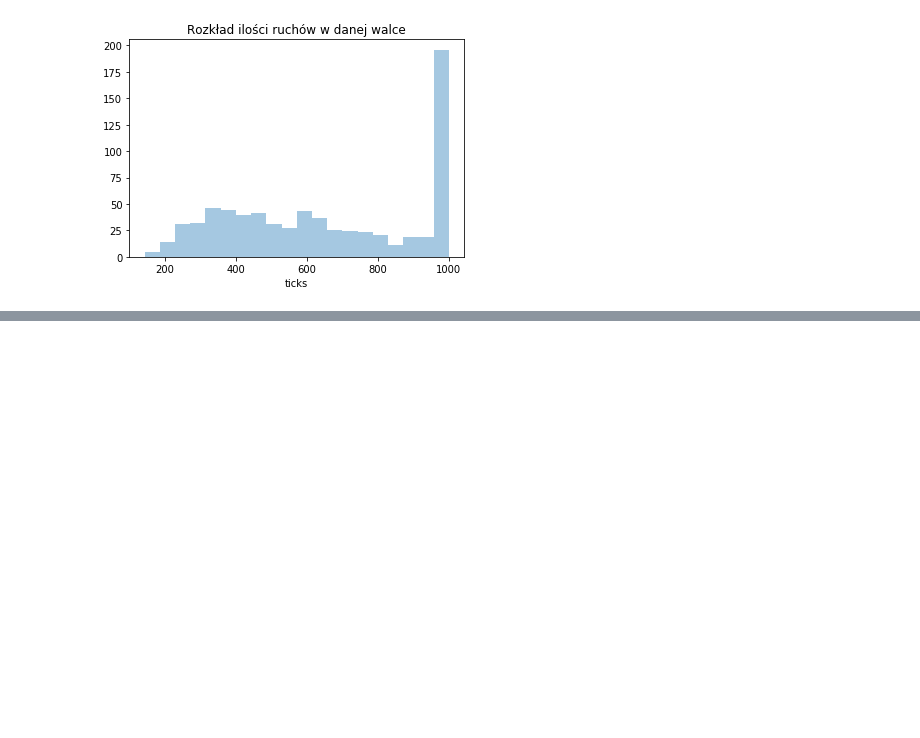
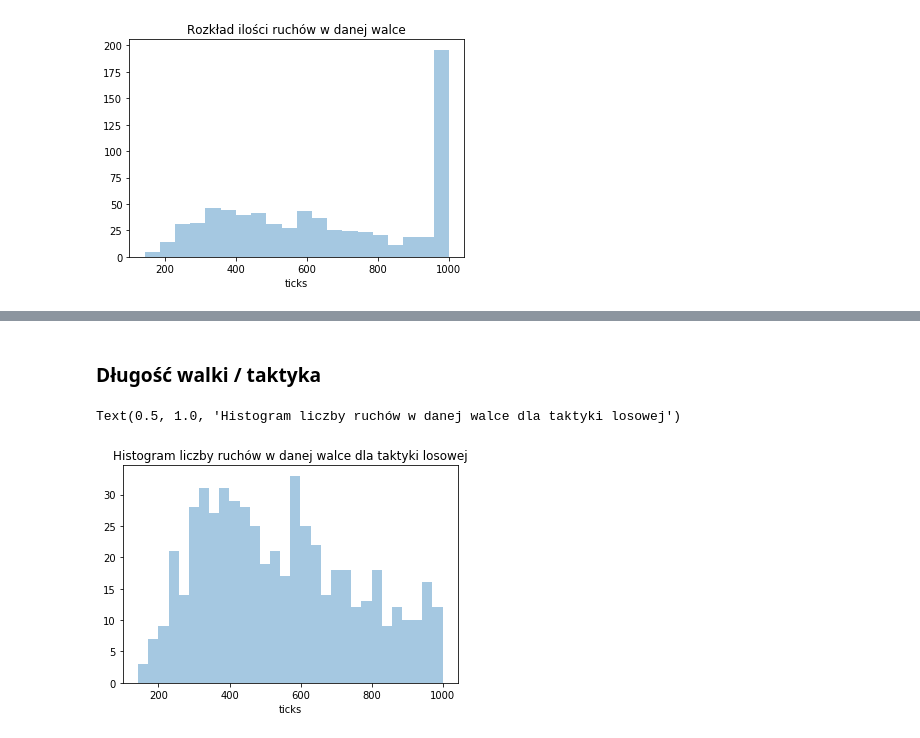
Before and after one commit to INFJakZda/Battlefield-Evaluation, a Jupyter notebook: evaluate_results.ipynb, the cells around one changed output, grey strips where cells are left out. Saved outputs shown, nothing was run; the diff lists cells and outputs as text; code cells hidden in the pictures; blank space fills up the shorter version.

```diff
--- a/evaluate_results.ipynb
+++ b/evaluate_results.ipynb
@@ -185,0 +199,12 @@ Text(0.5, 1.0, 'Rozkład ilości ruchów w danej walce pod odcięciu 1000 ruchó
+# %% [markdown]
+### Długość walki / taktyka
+# %%
+data = read_one_file("data/0/ModelOutput.2019.lis.17.20_08_16.txt")
+last_states = get_specific_states(data, False)
+first_states = get_specific_states(data, True)
+battle_summaries = get_battle_summaries(first_states, last_states)
+
+sns.distplot(battle_summaries[battle_summaries['ticks'] < 1000]['ticks'], kde=False, bins=30).set_title("Histogram liczby ruchów w danej walce dla taktyki losowej")
+# %% [output]
+Text(0.5, 1.0, 'Histogram liczby ruchów w danej walce dla taktyki losowej')
+[figure, added]
```
Also changed, not shown: parts of 15 cells of this notebook, 20 other files.
